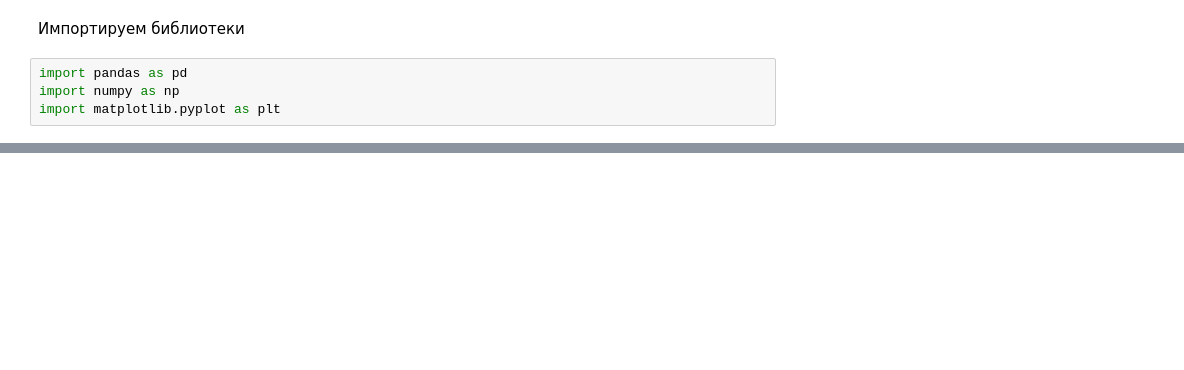
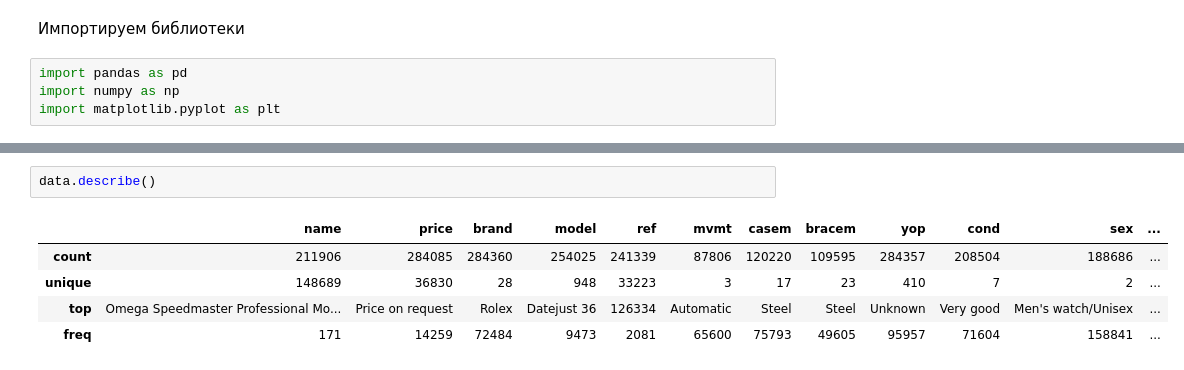
Before and after one commit to aelukin/ML_ITMO, a Jupyter notebook: watch_market_analysis.ipynb, the cells around one changed output, grey strips where cells are left out. Cells and saved outputs as stored; diff of their text form; blank space fills up the shorter version.

```diff
--- a/watch_market_analysis.ipynb
+++ b/watch_market_analysis.ipynb
@@ -19,0 +92,8 @@ import matplotlib.pyplot as plt
+# %%
+data.describe()
+# %% [output]
+|  | name | price | brand | model | ref | mvmt | casem | bracem | yop | cond | sex | ... |
+| count | 211906 | 284085 | 284360 | 254025 | 241339 | 87806 | 120220 | 109595 | 284357 | 208504 | 188686 | ... |
+| unique | 148689 | 36830 | 28 | 948 | 33223 | 3 | 17 | 23 | 410 | 7 | 2 | ... |
+| top | Omega Speedmaster Professional Mo... | Price on request | Rolex | Datejust 36 | 126334 | Automatic | Steel | Steel | Unknown | Very good | Men's watch/Unisex | ... |
+| freq | 171 | 14259 | 72484 | 9473 | 2081 | 65600 | 75793 | 49605 | 95957 | 71604 | 158841 | ... |
```
Also changed, not shown: parts of 32 cells of this notebook.
